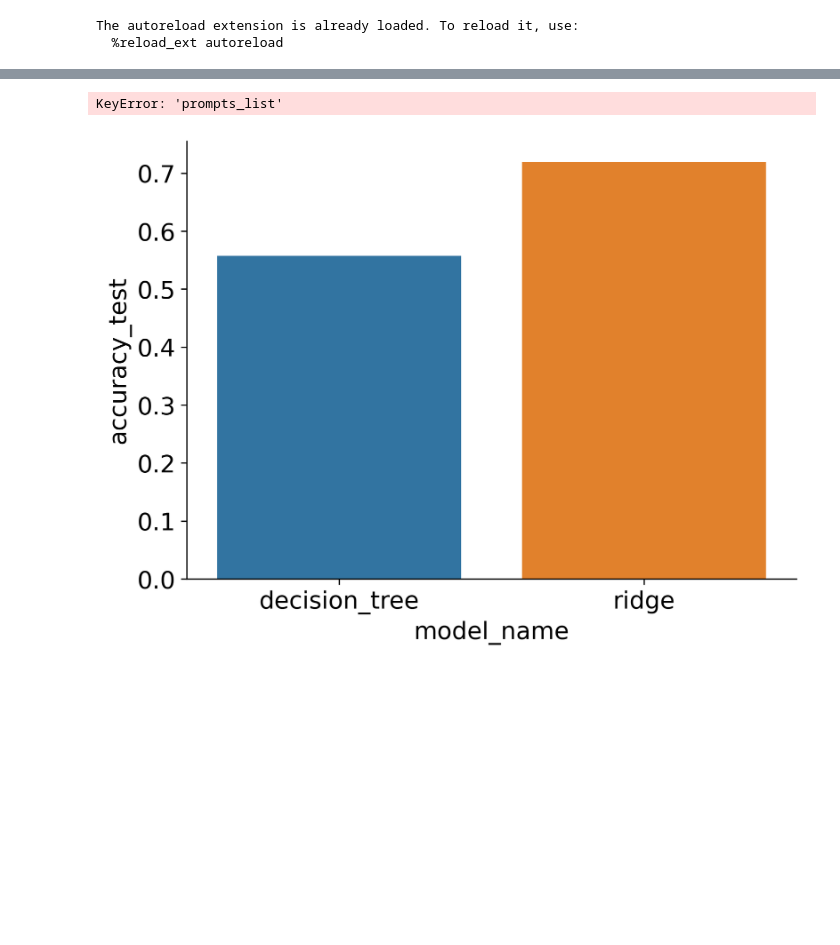
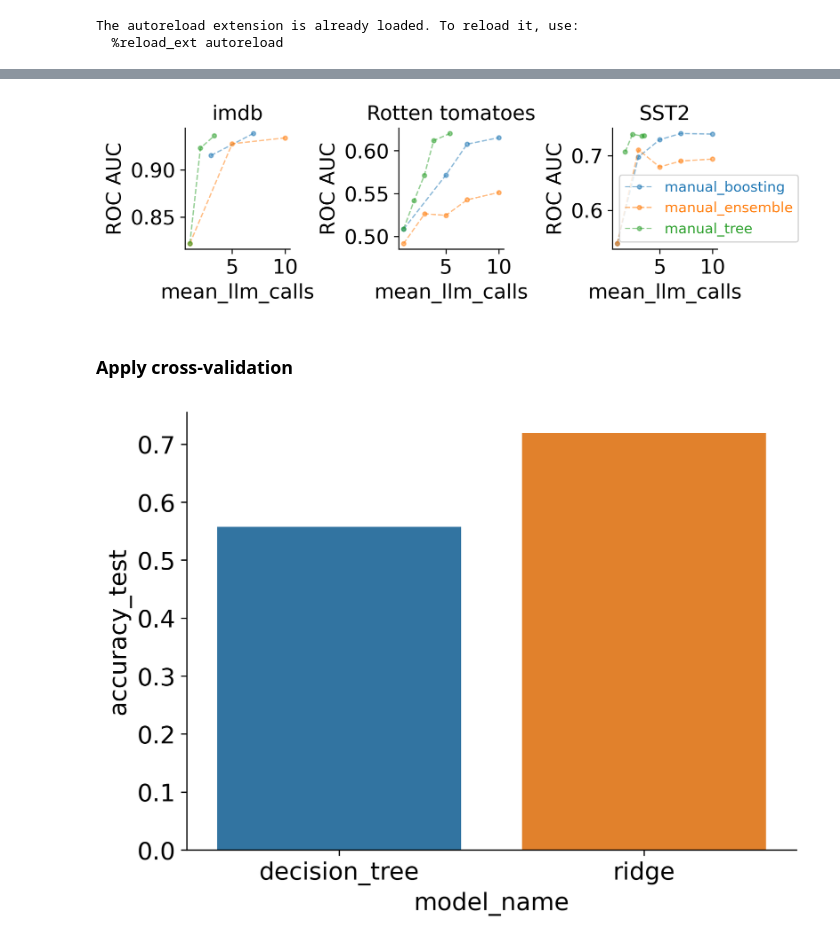
Before and after one commit to csinva/tree-prompt, a Jupyter notebook: notebooks/01_model_results.ipynb, the cells around one changed output, grey strips where cells are left out. Drawn from its saved outputs; the diff is of its cells as text; code cells hidden in the pictures; blank space fills up the shorter version.

```diff
--- a/notebooks/01_model_results.ipynb
+++ b/notebooks/01_model_results.ipynb
@@ -52,22 +64,0 @@ r.to_pickle(join(results_dir, 'results_aggregated.pkl'))
-# %%
-# fill missing args with default values from argparse
-r = notebook_helper.fill_missing_args_with_default(r, fname='01_fit.py')
-
-# group using these experiment hyperparams when averaging over random seeds
-group_keys = [k for k in notebook_helper.get_main_args_list(fname='01_fit.py') if not k == 'seed']
-ravg = (
-    r
-    .groupby(by=group_keys)
-    .mean()
-    .reset_index()
-)
-
-# apply cross validation
-ravg_cv = (
-    ravg
-    .sort_values(by='accuracy_cv', ascending=False)
-    .groupby(by=['split_strategy', 'dataset_name'])
-    .first()
-    .reset_index()
-)
-ravg_cv
@@ -80,4 +65,14 @@ ravg_cv
-# %%
-r['prompts_list']
-# %% [output]
-KeyError: 'prompts_list'
+# %%
+rcurve = ravg[ravg.checkpoint == 'gpt2-xl']
+
+groupings = ['model_name', 'max_features', 'ngrams',
+             'refinement_strategy', 'use_llm_prompt_context', 'use_stemming']
+metric = 'roc_auc'
+# metric = 'accuracy'
+
+viz.plot_perf_curves_individual(rcurve, x='mean_llm_calls')
+plt.show()
+# %% [output]
+[figure, added]
+# %% [markdown]
+### Apply cross-validation
```
Also changed, not shown: parts of 7 cells of this notebook, 4 other files.
